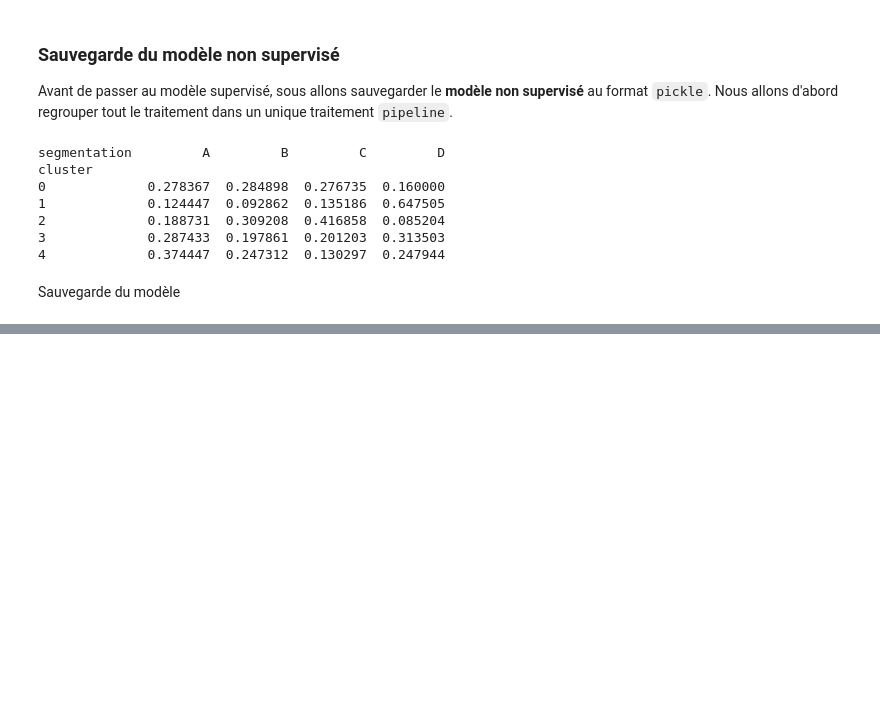
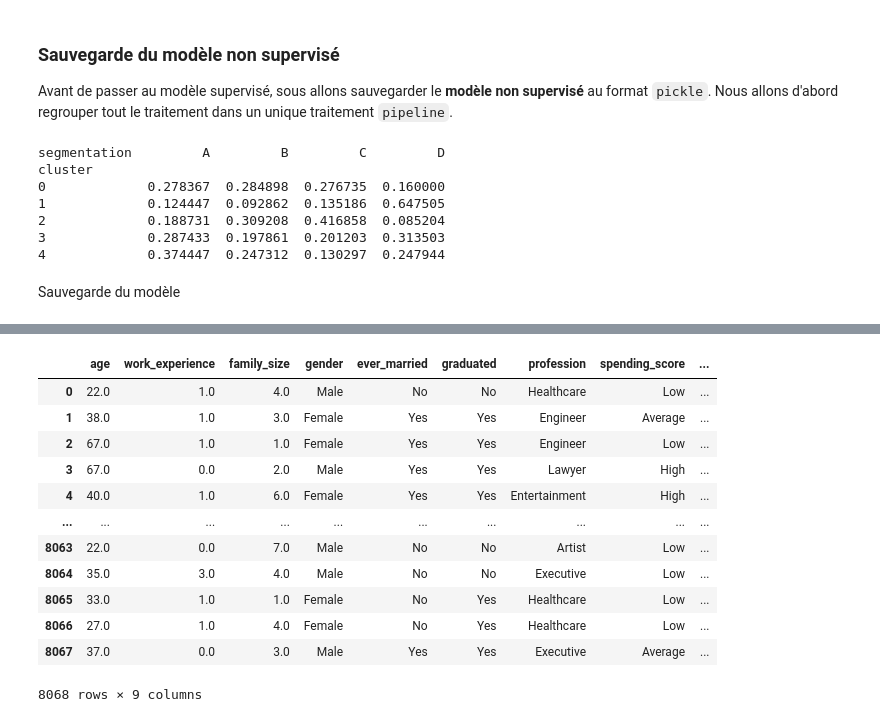
Before and after one commit to anthonybnl/projet-datascience, a Jupyter notebook: notebook-eda-models.ipynb, the cells around one changed output, grey strips where cells are left out. Saved outputs shown, nothing was run; the diff lists cells and outputs as text; code cells hidden in the pictures; blank space fills up the shorter version.

```diff
--- a/notebook-eda-models.ipynb
+++ b/notebook-eda-models.ipynb
@@ -606,0 +624,18 @@ joblib.dump(pipeline_non_supervise, './models/non_supervie.pkl')
+# %%
+# données d'entrées
+
+X
+# %% [output]
+|  | age | work_experience | family_size | gender | ever_married | graduated | profession | spending_score | ... |
+| 0 | 22.0 | 1.0 | 4.0 | Male | No | No | Healthcare | Low | ... |
+| 1 | 38.0 | 1.0 | 3.0 | Female | Yes | Yes | Engineer | Average | ... |
+| 2 | 67.0 | 1.0 | 1.0 | Female | Yes | Yes | Engineer | Low | ... |
+| 3 | 67.0 | 0.0 | 2.0 | Male | Yes | Yes | Lawyer | High | ... |
+| 4 | 40.0 | 1.0 | 6.0 | Female | Yes | Yes | Entertainment | High | ... |
+| ... | ... | ... | ... | ... | ... | ... | ... | ... | ... |
+| 8063 | 22.0 | 0.0 | 7.0 | Male | No | No | Artist | Low | ... |
+| 8064 | 35.0 | 3.0 | 4.0 | Male | No | No | Executive | Low | ... |
+| 8065 | 33.0 | 1.0 | 1.0 | Female | No | Yes | Healthcare | Low | ... |
+| 8066 | 27.0 | 1.0 | 4.0 | Female | No | Yes | Healthcare | Low | ... |
+| 8067 | 37.0 | 0.0 | 3.0 | Male | Yes | Yes | Executive | Average | ... |
+8068 rows × 9 columns
```
Also changed, not shown: parts of 14 cells of this notebook, 2 other files.
